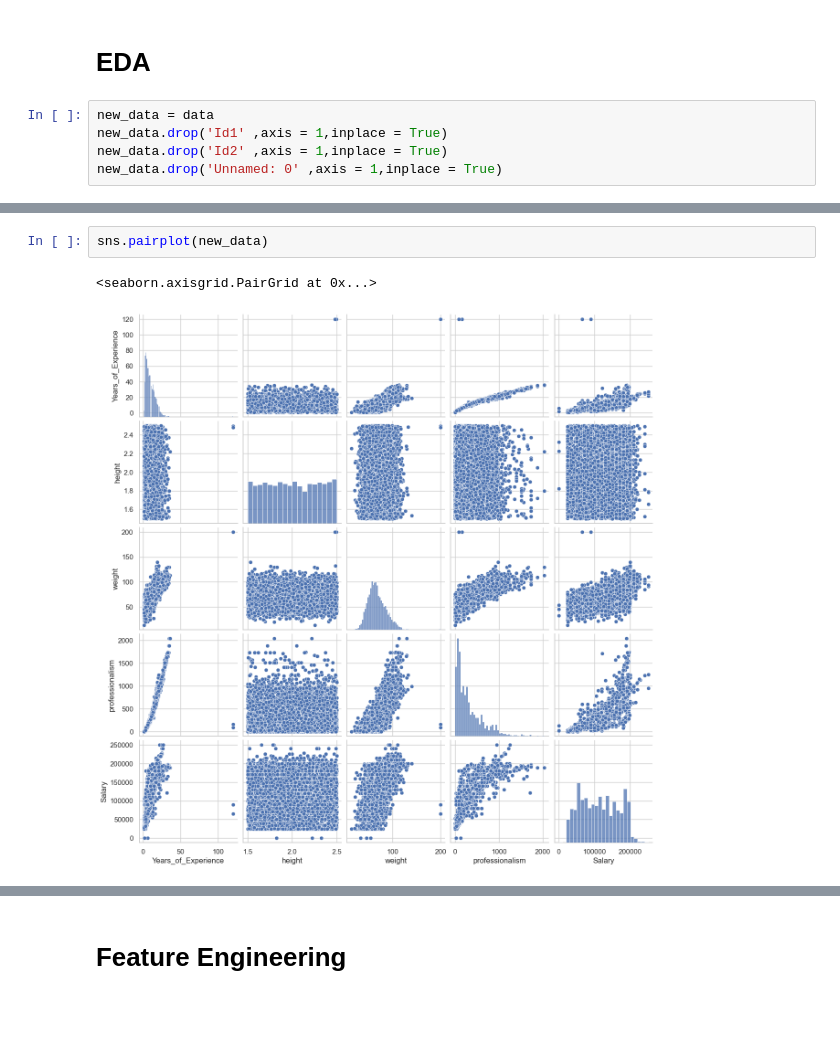
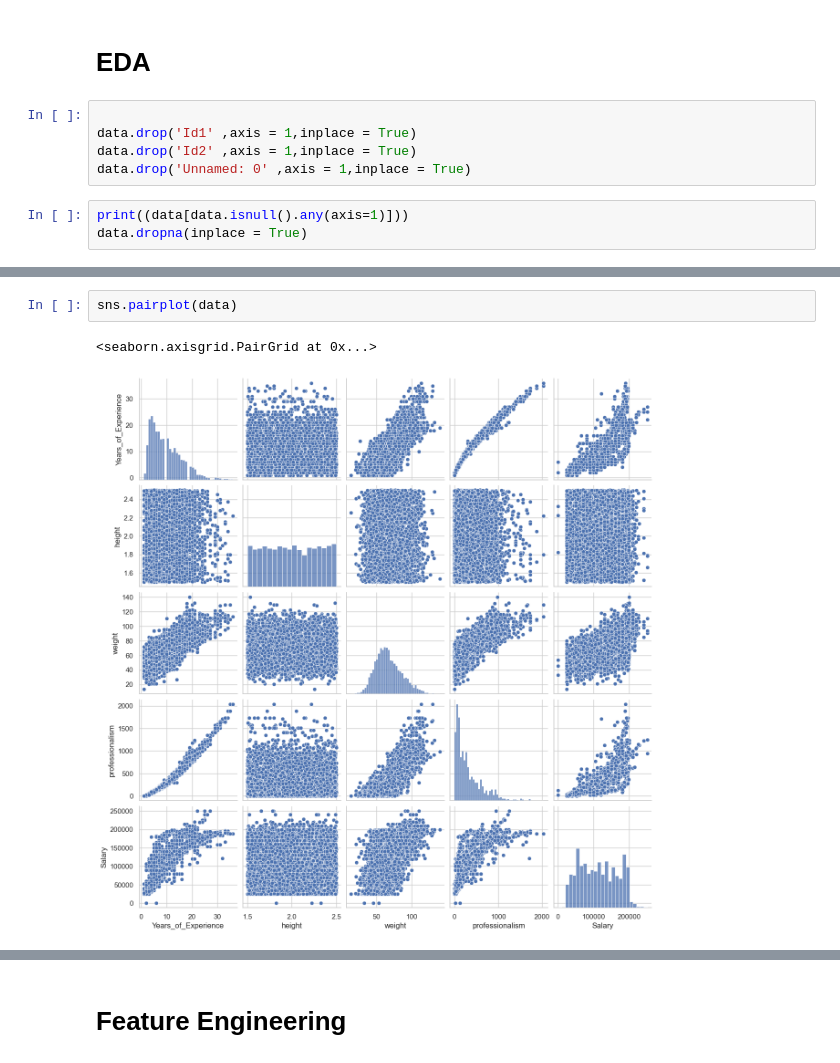
Before and after one commit to Saarle/Regression-Project, a Jupyter notebook: Regression_Project_.ipynb, the cells around one changed output, grey strips where cells are left out. Drawn from its saved outputs; the diff is of its cells as text; blank space fills up the shorter version.

```diff
--- a/Regression_Project_.ipynb
+++ b/Regression_Project_.ipynb
@@ -72,7 +78,10 @@ array(["bachelor's|degr", 'bachelor', "master's|degr", 'p', 'master',
 # %% [markdown]
 # **EDA**
 # %%
-new_data = data
-new_data.drop('Id1' ,axis = 1,inplace = True)
-new_data.drop('Id2' ,axis = 1,inplace = True)
-new_data.drop('Unnamed: 0' ,axis = 1,inplace = True)
+
+data.drop('Id1' ,axis = 1,inplace = True)
+data.drop('Id2' ,axis = 1,inplace = True)
+data.drop('Unnamed: 0' ,axis = 1,inplace = True)
+# %%
+print((data[data.isnull().any(axis=1)]))
+data.dropna(inplace = True)
@@ -86,5 +113,5 @@ sns.heatmap(cor , annot= True)
 # %%
-sns.pairplot(new_data)
+sns.pairplot(data)
 # %% [output]
 <seaborn.axisgrid.PairGrid at 0x...>
-[figure, old version]
+[figure, new version]
```
Also changed, not shown: parts of 22 cells of this notebook.
